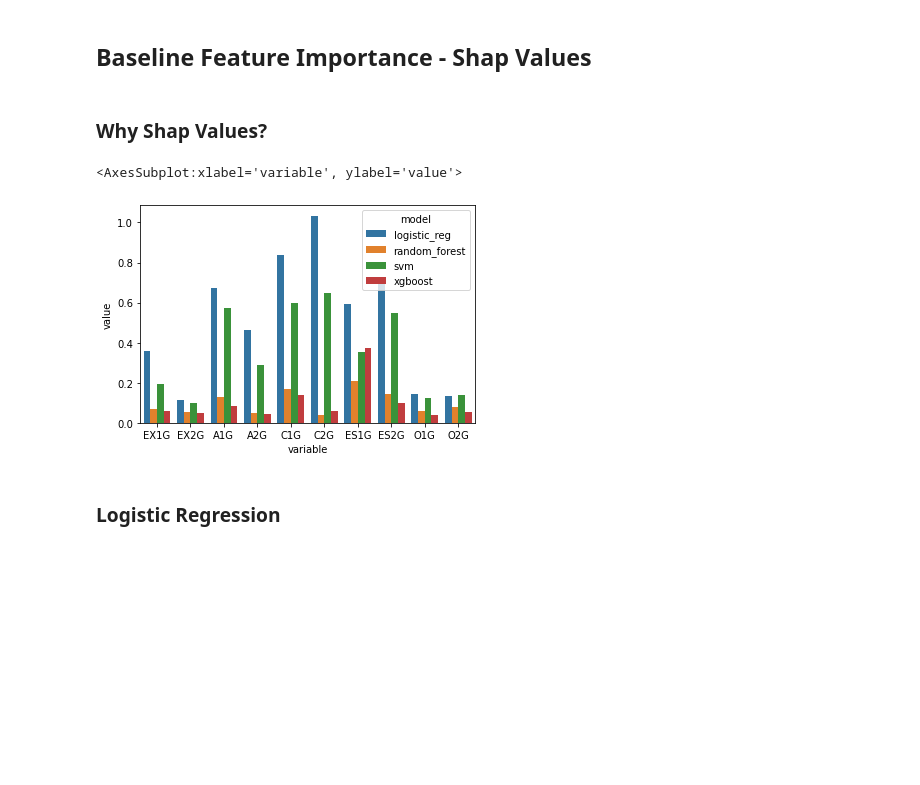
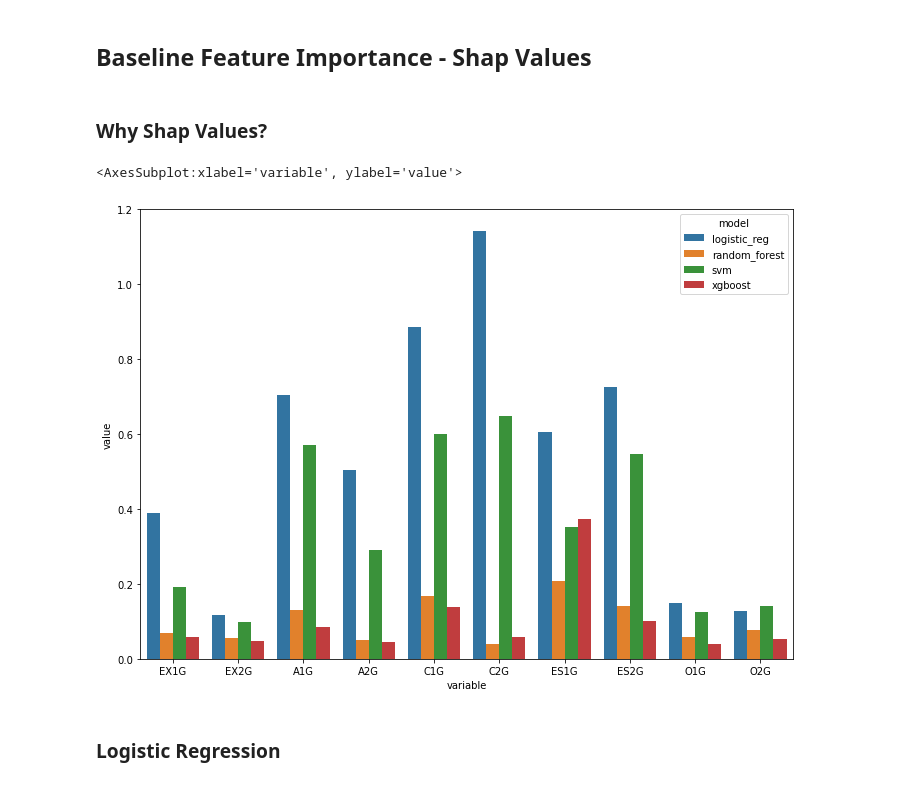
Before and after one commit to santiviquez/lie-detection, a Jupyter notebook: predictors_reliability.ipynb, the cells around one changed output. Drawn from its saved outputs; the diff is of its cells as text; code cells hidden in the pictures; blank space fills up the shorter version.

```diff
--- a/predictors_reliability.ipynb
+++ b/predictors_reliability.ipynb
@@ -27,6 +27,10 @@ from sklearn.metrics import f1_score
 from xgboost import XGBClassifier
 from sklearn import svm
 import shap
+
+from matplotlib import rcParams
+# figure size in inches
+rcParams['figure.figsize'] = 11.7,8.27
 # %% [markdown]
 ## Load datasets
 # %%
@@ -154,39 +158,39 @@ def get_shap_values(clf, df, cv):
 # %% [markdown]
 ## Baseline Feature Importance - Shap Values
-# %% [markdown]
-### Why Shap Values?
-# %%
-clf = LogisticRegression(solver="lbfgs")
-output = evaluate_clf(BF_CTU_df, clf, cv=5)
-feature_importance_lr = get_feature_importance(output)
-
-clf = RandomForestClassifier(n_estimators=300, random_state=42)
-output = evaluate_clf(BF_CTU_df, clf, cv=5)
-feature_importance_rf = get_feature_importance(output)
-
-clf = svm.SVC(kernel="linear")
-output = evaluate_clf(BF_CTU_df, clf, cv=5)
-feature_importance_svm = get_feature_importance(output)
-
-clf = XGBClassifier(random_state=42)
-output = evaluate_clf(BF_CTU_df, clf, cv=5)
-feature_importance_xgboost = get_feature_importance(output)
-
-feature_importance_lr['model'] ="logistic_reg"
-feature_importance_rf['model'] ="random_forest"
-feature_importance_svm['model'] ="svm"
-feature_importance_xgboost['model'] ="xgboost"
-
-comparison_df = pd.DataFrame.from_dict([feature_importance_lr,
-                        feature_importance_rf,
-                        feature_importance_svm,
-                        feature_importance_xgboost])
-
-comparison_df = comparison_df.melt(id_vars=["model"])
-
-sns.barplot(data=comparison_df, x="variable", y="value", hue="model")
-# %% [output]
-<AxesSubplot:xlabel='variable', ylabel='value'>
-[figure, removed]
+# %% [markdown]
+### Why Shap Values?
+# %%
+clf = LogisticRegression(solver="lbfgs", penalty="none")
+output = evaluate_clf(BF_CTU_df, clf, cv=5)
+feature_importance_lr = get_feature_importance(output)
+
+clf = RandomForestClassifier(n_estimators=300, random_state=42)
+output = evaluate_clf(BF_CTU_df, clf, cv=5)
+feature_importance_rf = get_feature_importance(output)
+
+clf = svm.SVC(kernel="linear")
+output = evaluate_clf(BF_CTU_df, clf, cv=5)
+feature_importance_svm = get_feature_importance(output)
+
+clf = XGBClassifier(random_state=42)
+output = evaluate_clf(BF_CTU_df, clf, cv=5)
+feature_importance_xgboost = get_feature_importance(output)
+
+feature_importance_lr['model'] ="logistic_reg"
+feature_importance_rf['model'] ="random_forest"
+feature_importance_svm['model'] ="svm"
+feature_importance_xgboost['model'] ="xgboost"
+
+comparison_df = pd.DataFrame.from_dict([feature_importance_lr,
+                        feature_importance_rf,
+                        feature_importance_svm,
+                        feature_importance_xgboost])
+
+comparison_df = comparison_df.melt(id_vars=["model"])
+
+sns.barplot(data=comparison_df, x="variable", y="value", hue="model")
+# %% [output]
+<AxesSubplot:xlabel='variable', ylabel='value'>
+[figure, added]
 # %% [markdown]
 ### Logistic Regression
```
Also changed, not shown: parts of 20 cells of this notebook.
